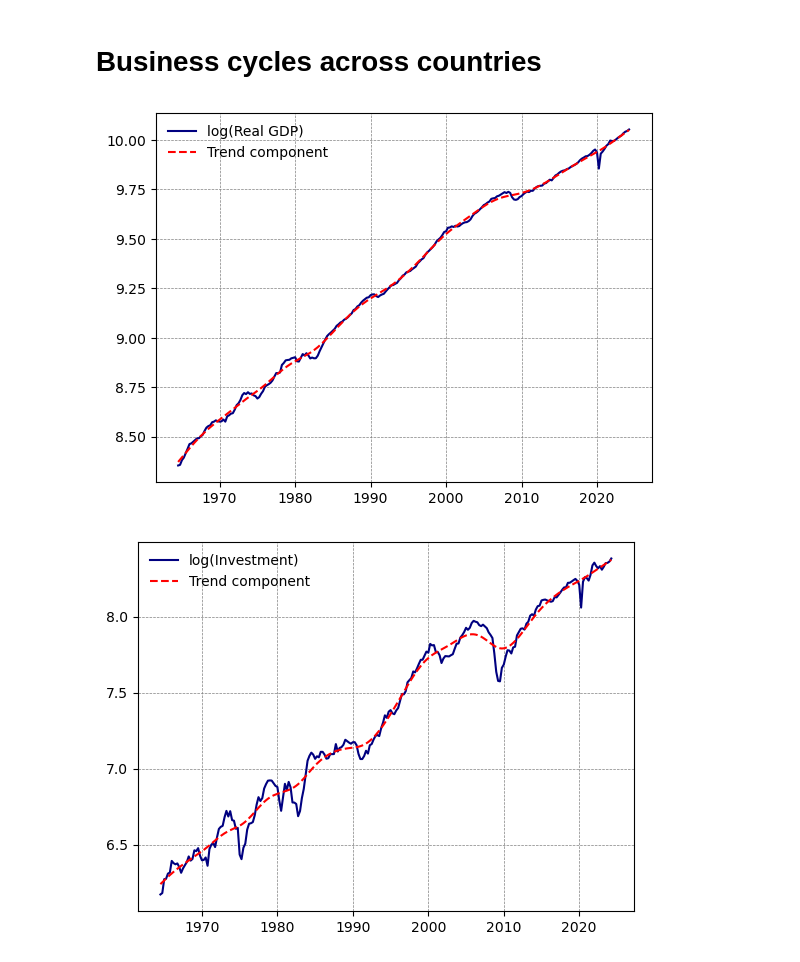
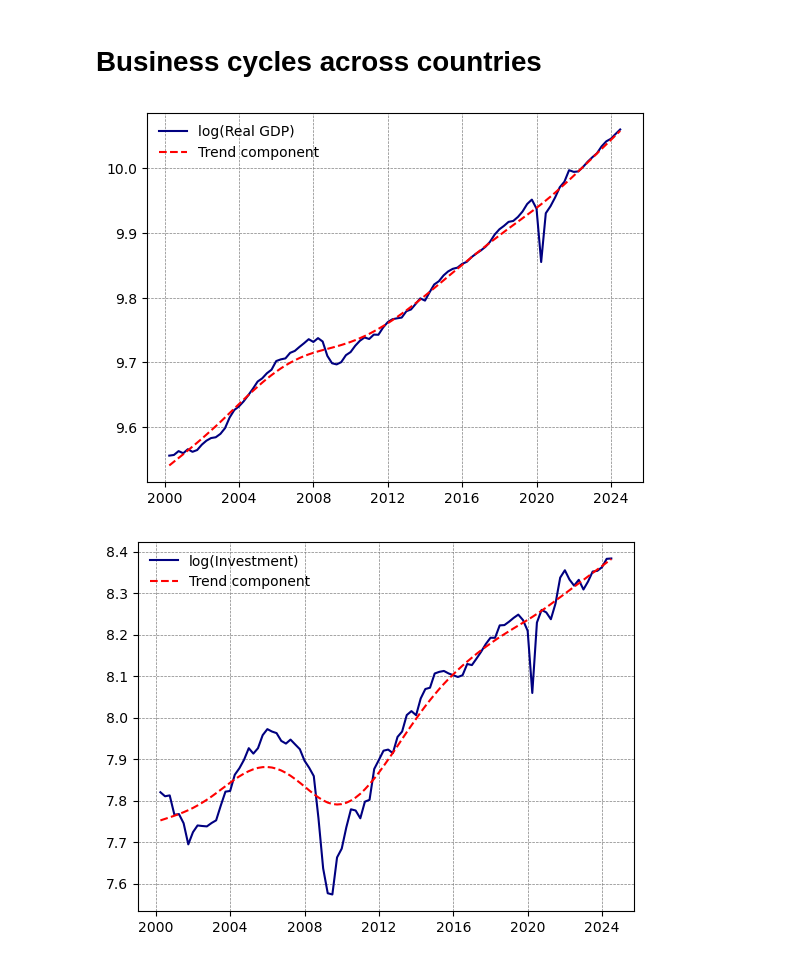
Before and after one commit to anl1313/MacroIII_public, a Jupyter notebook: Assignment 2/BusinessCycles.ipynb, the cells around one changed output. Drawn from its saved outputs; the diff is of its cells as text; code cells hidden in the pictures.

```diff
--- a/Assignment 2/BusinessCycles.ipynb
+++ b/Assignment 2/BusinessCycles.ipynb
@@ -25,6 +25,10 @@ tmprec = us_rec*-1 #recession indicator
 us_gdp_df = np.log(us_gdp[70:])
 us_inv_df = np.log(us_inv[70:])
 us_cons_df = np.log(us_cons[70:])
+# only from 2000 and onwards
+us_gdp_df = us_gdp_df[us_gdp_df.index > '2000-01-01']
+us_inv_df = us_inv_df[us_inv_df.index > '2000-01-01']
+us_cons_df = us_cons_df[us_cons_df.index > '2000-01-01']
 
 ## HP Filter, gdp
 cycle, trend = sm.tsa.filters.hpfilter(us_gdp_df, lamb=1600)
@@ -35,32 +39,32 @@ cycle_inv, trend_inv = sm.tsa.filters.hpfilter(us_inv_df, lamb=1600)
 cycle_inv = cycle_inv*100
 
 ## HP Filter, consumption
 cycle_cons, trend_cons = sm.tsa.filters.hpfilter(us_cons_df, lamb=1600)
 cycle_cons = cycle_cons*100
 
 ## GDP and trend component
 plt.plot(us_gdp_df,color="navy", label = 'log(Real GDP)')
 plt.plot(trend,color="red", linestyle = 'dashed', label = 'Trend component')
 plt.legend(frameon=False)
 plt.grid(color = 'grey', linestyle = '--', linewidth = 0.5)
 plt.savefig('us_bc2.pdf')
 plt.show()
 
 #investment and trend component
 plt.plot(us_inv_df,color="navy", label = 'log(Investment)')
 plt.plot(trend_inv,color="red", linestyle = 'dashed', label = 'Trend component')
 plt.legend(frameon=False)
 plt.grid(color = 'grey', linestyle = '--', linewidth = 0.5)
 plt.savefig('us_bc2_inv.pdf')
 plt.show()
 
 #consumption and trend component
 plt.plot(us_cons_df,color="navy", label = 'log(Consumption)')
 plt.plot(trend_cons,color="red", linestyle = 'dashed', label = 'Trend component')
 plt.legend(frameon=False)
 plt.grid(color = 'grey', linestyle = '--', linewidth = 0.5)
 plt.savefig('us_bc2_cons.pdf')
 plt.show()
 # %% [output]
-[figure, old version]
+[figure, new version]
-[figure, old version]
+[figure, new version]
```
Also changed, not shown: parts of 38 cells of this notebook, 6 other files.
